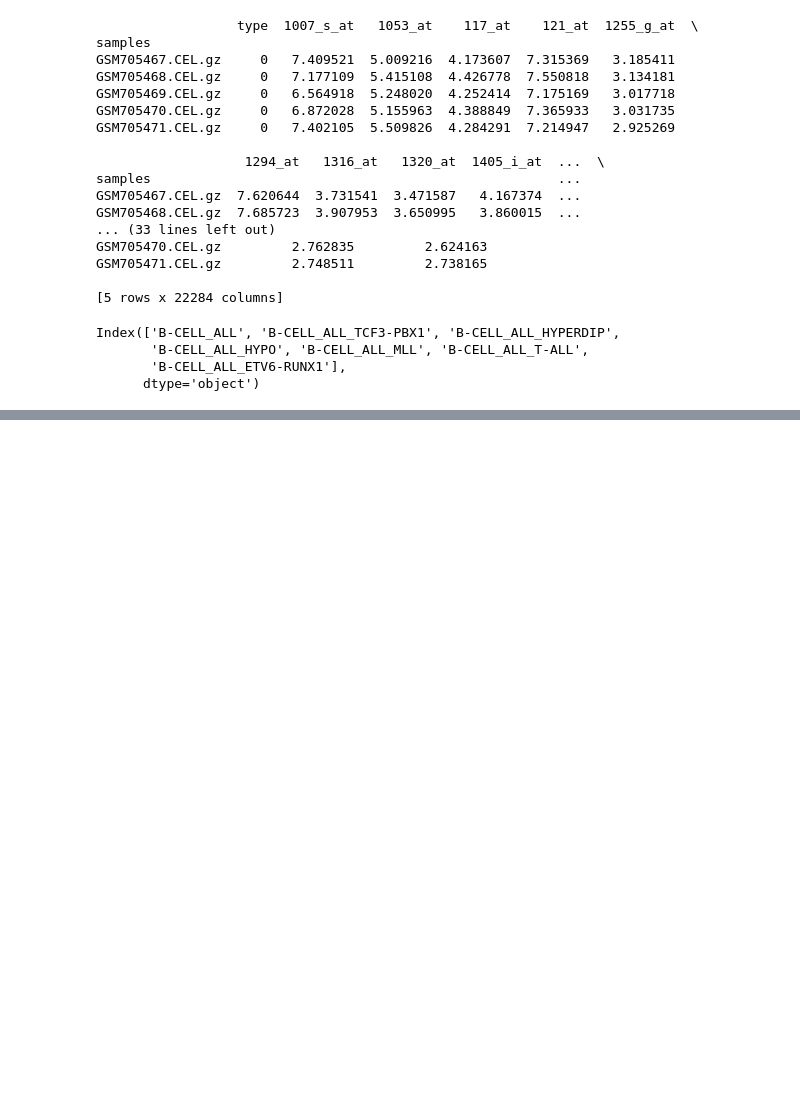
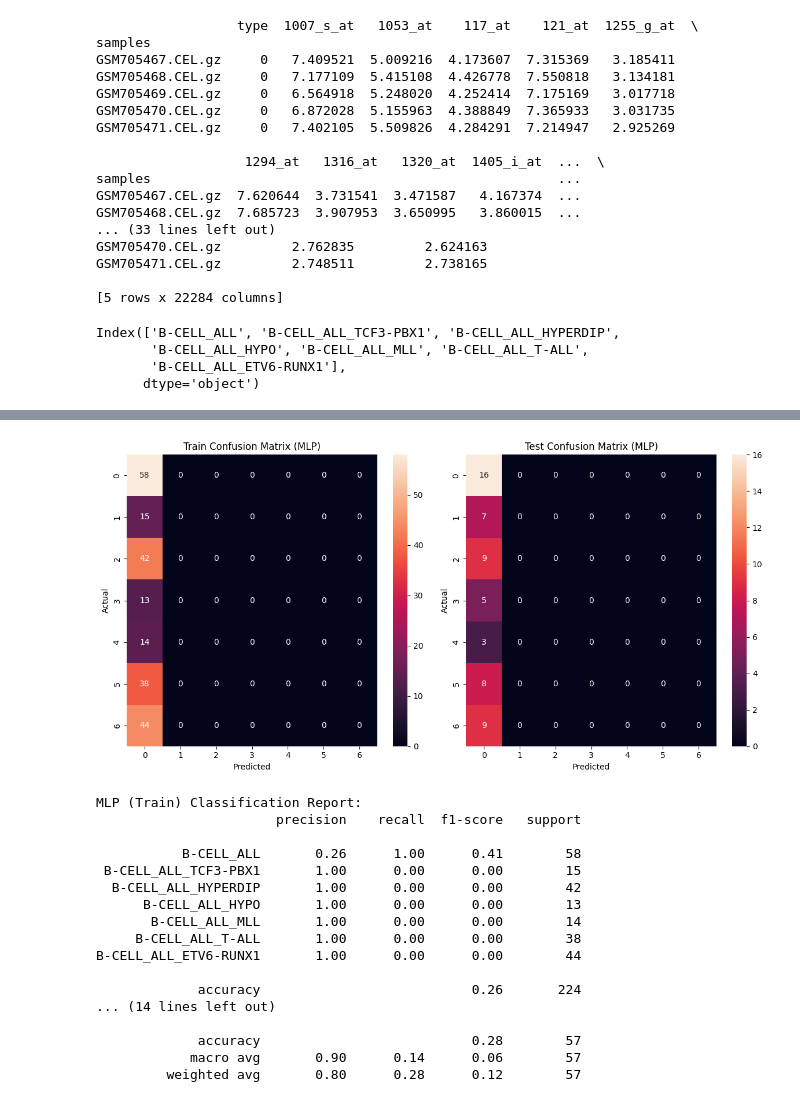
Before and after one commit to AnOnRT/Machine-Learning-in-BioInf-Project, a Jupyter notebook: Leukemie Classification.ipynb, the cells around one changed output, grey strips where cells are left out. Cells and saved outputs as stored; diff of their text form; code cells hidden in the pictures; blank space fills up the shorter version.

Commit message:
Add base model reports for MLP and KNN

```diff
--- a/Leukemie Classification.ipynb
+++ b/Leukemie Classification.ipynb
@@ -5,6 +5,17 @@ import urllib.request
 import pandas as pd
 import numpy as np
 import matplotlib.pyplot as plt
+import dill
+import seaborn as sns
+import zipfile
+
+plt.style.use("default")
+# %%
+SESSION_FILE = "session.dill"
+# %%
+if os.path.exists(SESSION_FILE):
+    with open(SESSION_FILE, "rb") as f:
+        session = dill.load(f)
 # %%
 class Dataset:
     def __init__(self, name="Leukemia_GSE28497.csv",
@@ -92,0 +238,25 @@ X_train, X_test, y_train, y_test = train_test_split(X, y, test_size=0.2, random_
+# %%
+plot_confusion_matrix_and_report(
+    MLP_train_confusion_matrix, MLP_train_classification_report,
+    MLP_test_confusion_matrix, MLP_test_classification_report,
+    "MLP"
+)
+# %% [output]
+[figure, added]
+MLP (Train) Classification Report:
+                       precision    recall  f1-score   support
+
+           B-CELL_ALL       0.26      1.00      0.41        58
+ B-CELL_ALL_TCF3-PBX1       1.00      0.00      0.00        15
+  B-CELL_ALL_HYPERDIP       1.00      0.00      0.00        42
+      B-CELL_ALL_HYPO       1.00      0.00      0.00        13
+       B-CELL_ALL_MLL       1.00      0.00      0.00        14
+     B-CELL_ALL_T-ALL       1.00      0.00      0.00        38
+B-CELL_ALL_ETV6-RUNX1       1.00      0.00      0.00        44
+
+             accuracy                           0.26       224
+... (14 lines left out)
+
+             accuracy                           0.28        57
+            macro avg       0.90      0.14      0.06        57
+         weighted avg       0.80      0.28      0.12        57
```
Also changed, not shown: parts of 12 cells of this notebook.
